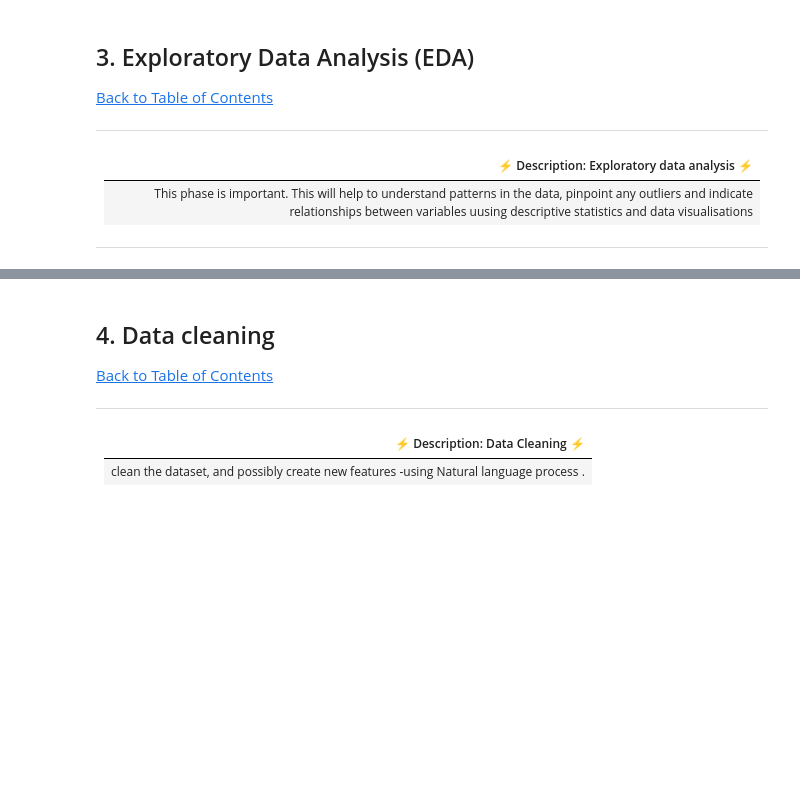
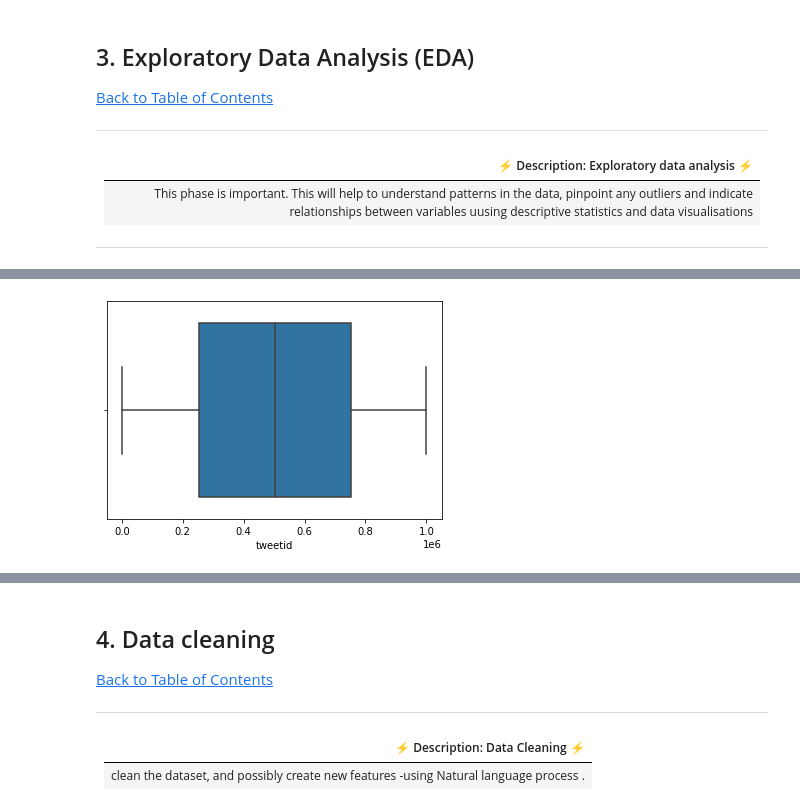
Before and after one commit to TEAMCBB3Classificationpredict/predict-notebook, a Jupyter notebook: EDSA CLIMATE NOTEBOOK.ipynb, the cells around one changed output, grey strips where cells are left out. Cells and saved outputs as stored; diff of their text form; code cells hidden in the pictures; blank space fills up the shorter version.

```diff
--- a/EDSA CLIMATE NOTEBOOK.ipynb
+++ b/EDSA CLIMATE NOTEBOOK.ipynb
@@ -240,0 +291,4 @@ train.head(10)
+# %%
+sns.boxplot(x='tweetid', data=train);
+# %% [output]
+[figure, added]
```
Also changed, not shown: parts of 27 cells of this notebook.
